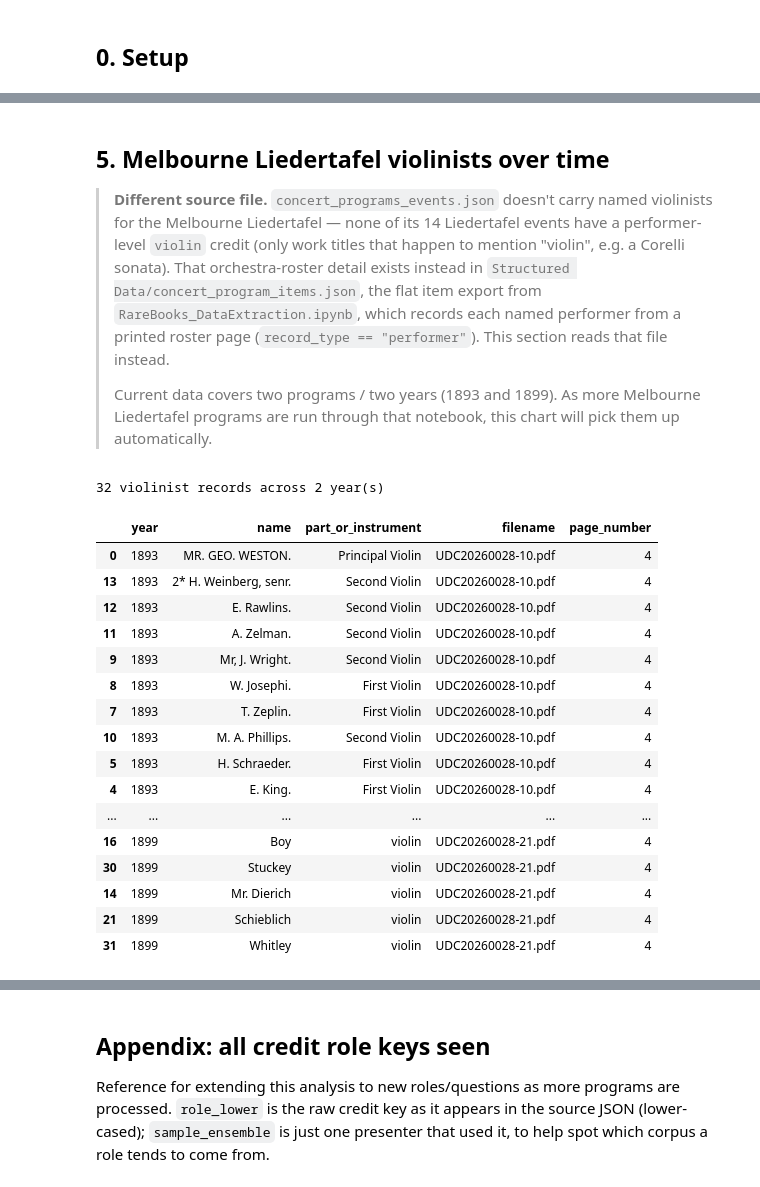
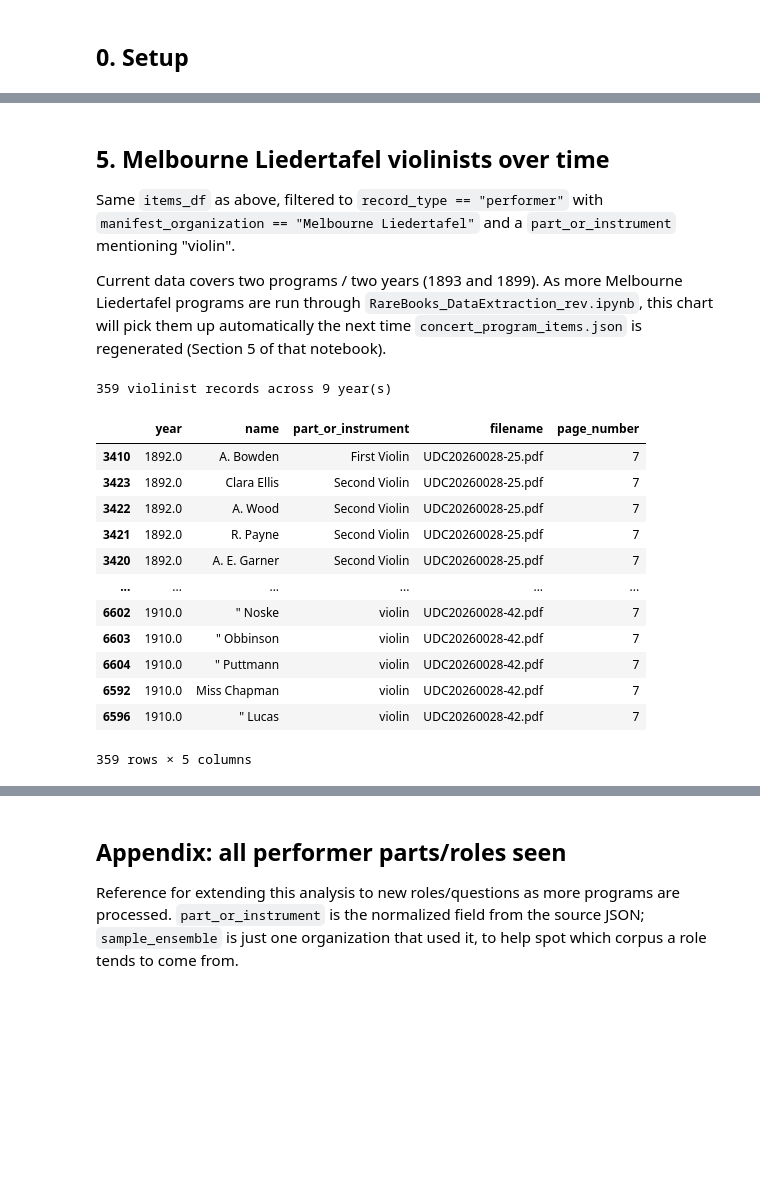
Before and after one commit to RichardFreedman/Summer2026, a Jupyter notebook: Melbourne_Rare_Concert/RareBooks_PatternAnalysis.ipynb, the cells around one changed output, grey strips where cells are left out. Saved outputs shown, nothing was run; the diff lists cells and outputs as text; code cells hidden in the pictures; blank space fills up the shorter version.

Commit message:
update all Rare Book files and nbs

```diff
--- a/Melbourne_Rare_Concert/RareBooks_PatternAnalysis.ipynb
+++ b/Melbourne_Rare_Concert/RareBooks_PatternAnalysis.ipynb
@@ -323,43 +255,33 @@ fig.show()
 # %% [markdown]
 ## 5. Melbourne Liedertafel violinists over time
 
-> **Different source file.** `concert_programs_events.json` doesn't carry named violinists for the Melbourne Liedertafel — none of its 14 Liedertafel events have a performer-level `violin` credit (only work titles that happen to mention "violin", e.g. a Corelli sonata). That orchestra-roster detail exists instead in `Structured Data/concert_program_items.json`, the flat item export from `RareBooks_DataExtraction.ipynb`, which records each named performer from a printed roster page (`record_type == "performer"`). This section reads that file instead.
->
-> Current data covers two programs / two years (1893 and 1899). As more Melbourne Liedertafel programs are run through that notebook, this chart will pick them up automatically.
+Same `items_df` as above, filtered to `record_type == "performer"` with `manifest_organization == "Melbourne Liedertafel"` and a `part_or_instrument` mentioning "violin".
+
+Current data covers two programs / two years (1893 and 1899). As more Melbourne Liedertafel programs are run through `RareBooks_DataExtraction_rev.ipynb`, this chart will pick them up automatically the next time `concert_program_items.json` is regenerated (Section 5 of that notebook).
 # %%
-with open(data_dir / "concert_program_items.json", encoding="utf-8") as f:
-    items = json.load(f)
-
-violinists = pd.DataFrame([
-    x for x in items
-    if x["record_type"] == "performer"
-    and x.get("manifest_organization") == "Melbourne Liedertafel"
-    and "violin" in (x.get("part_or_instrument") or "").lower()
-])
-violinists["year"] = pd.to_numeric(violinists["manifest_date"], errors="coerce")
-violinists = violinists.sort_values("year")
+violinists = items_df[
+    (items_df["record_type"] == "performer")
+    & (items_df["manifest_organization"] == "Melbourne Liedertafel")
+    & items_df["part_or_instrument"].str.contains("violin", case=False, na=False)
+].sort_values("year")
 
 print(f"{len(violinists)} violinist records across {violinists['year'].nunique()} year(s)")
 violinists[["year", "name", "part_or_instrument", "filename", "page_number"]]
 # %% [output]
-32 violinist records across 2 year(s)
+359 violinist records across 9 year(s)
 |  | year | name | part_or_instrument | filename | page_number |
-| 0 | 1893 | MR. GEO. WESTON. | Principal Violin | UDC20260028-10.pdf | 4 |
-| 13 | 1893 | 2* H. Weinberg, senr. | Second Violin | UDC20260028-10.pdf | 4 |
-| 12 | 1893 | E. Rawlins. | Second Violin | UDC20260028-10.pdf | 4 |
-| 11 | 1893 | A. Zelman. | Second Violin | UDC20260028-10.pdf | 4 |
-| 9 | 1893 | Mr, J. Wright. | Second Violin | UDC20260028-10.pdf | 4 |
-| 8 | 1893 | W. Josephi. | First Violin | UDC20260028-10.pdf | 4 |
-| 7 | 1893 | T. Zeplin. | First Violin | UDC20260028-10.pdf | 4 |
-| 10 | 1893 | M. A. Phillips. | Second Violin | UDC20260028-10.pdf | 4 |
-| 5 | 1893 | H. Schraeder. | First Violin | UDC20260028-10.pdf | 4 |
-| 4 | 1893 | E. King. | First Violin | UDC20260028-10.pdf | 4 |
+| 3410 | 1892.0 | A. Bowden | First Violin | UDC20260028-25.pdf | 7 |
+| 3423 | 1892.0 | Clara Ellis | Second Violin | UDC20260028-25.pdf | 7 |
+| 3422 | 1892.0 | A. Wood | Second Violin | UDC20260028-25.pdf | 7 |
+| 3421 | 1892.0 | R. Payne | Second Violin | UDC20260028-25.pdf | 7 |
+| 3420 | 1892.0 | A. E. Garner | Second Violin | UDC20260028-25.pdf | 7 |
 | ... | ... | ... | ... | ... | ... |
-| 16 | 1899 | Boy | violin | UDC20260028-21.pdf | 4 |
-| 30 | 1899 | Stuckey | violin | UDC20260028-21.pdf | 4 |
-| 14 | 1899 | Mr. Dierich | violin | UDC20260028-21.pdf | 4 |
-| 21 | 1899 | Schieblich | violin | UDC20260028-21.pdf | 4 |
-| 31 | 1899 | Whitley | violin | UDC20260028-21.pdf | 4 |
+| 6602 | 1910.0 | " Noske | violin | UDC20260028-42.pdf | 7 |
+| 6603 | 1910.0 | " Obbinson | violin | UDC20260028-42.pdf | 7 |
+| 6604 | 1910.0 | " Puttmann | violin | UDC20260028-42.pdf | 7 |
+| 6592 | 1910.0 | Miss Chapman | violin | UDC20260028-42.pdf | 7 |
+| 6596 | 1910.0 | " Lucas | violin | UDC20260028-42.pdf | 7 |
+359 rows × 5 columns
 # %%
 fig = px.scatter(
     violinists,
@@ -375,7 +297,7 @@ fig.show()
 # %% [output]
 [interactive output not drawn]
 # %% [markdown]
-## Appendix: all credit role keys seen
+## Appendix: all performer parts/roles seen
 
-Reference for extending this analysis to new roles/questions as more programs are processed. `role_lower` is the raw credit key as it appears in the source JSON (lower-cased); `sample_ensemble` is just one presenter that used it, to help spot which corpus a role tends to come from.
+Reference for extending this analysis to new roles/questions as more programs are processed. `part_or_instrument` is the normalized field from the source JSON; `sample_ensemble` is just one organization that used it, to help spot which corpus a role tends to come from.
 # %%
```
Also changed, not shown: parts of 12 cells of this notebook, 23 other files.
